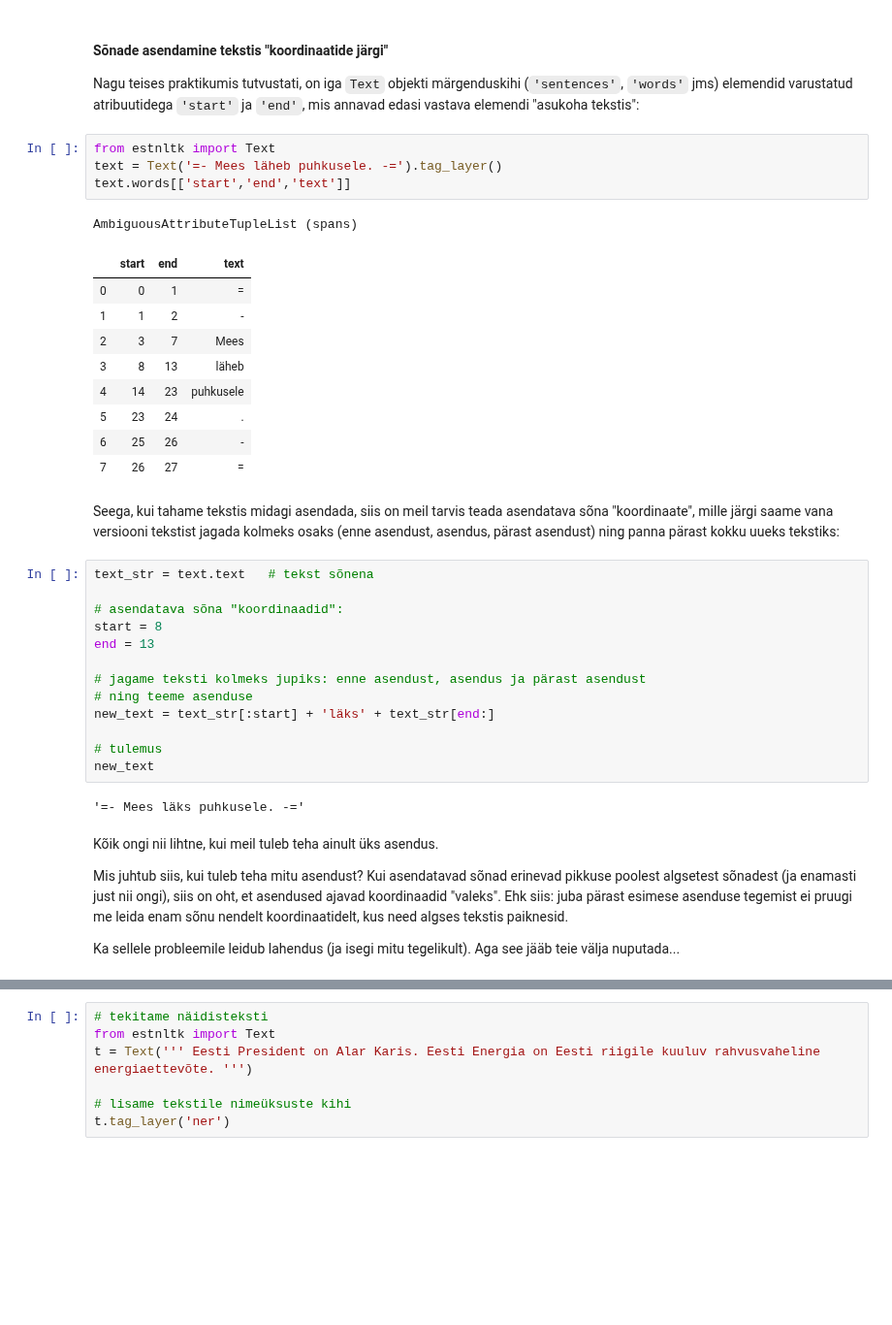
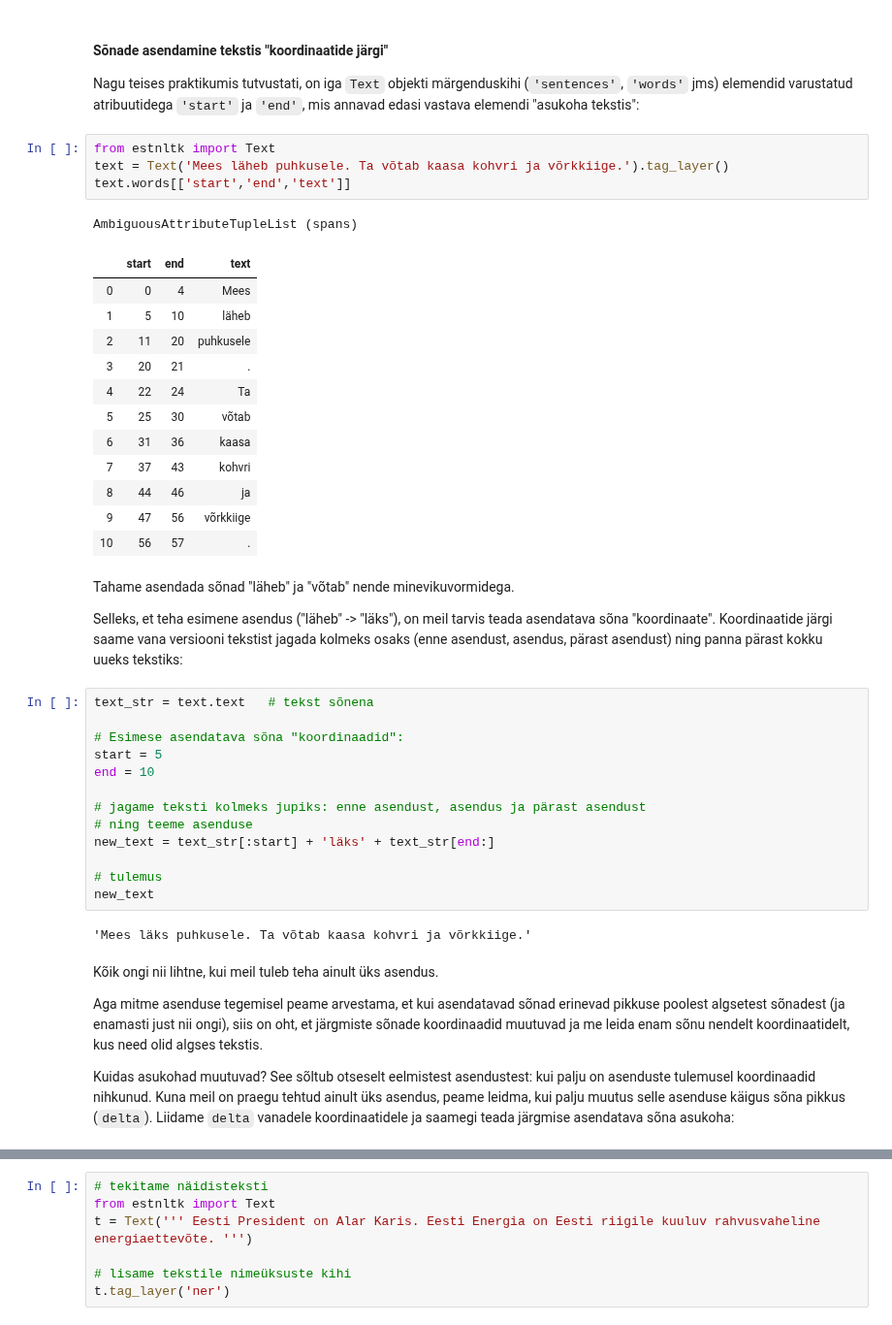
Before and after one commit to d009/EstNLP, a Jupyter notebook: Praktikum5/Praktikum_5.ipynb, the cells around one changed output, grey strips where cells are left out. Shown at 97% size. Drawn from its saved outputs; the diff is of its cells as text; blank space fills up the shorter version.

```diff
--- a/Praktikum5/Praktikum_5.ipynb
+++ b/Praktikum5/Praktikum_5.ipynb
@@ -237,27 +237,32 @@ Vihjeid / soovitusi:
 Nagu teises praktikumis tutvustati, on iga `Text` objekti märgenduskihi (`'sentences'`, `'words'` jms) elemendid varustatud atribuutidega `'start'` ja `'end'`, mis annavad edasi vastava elemendi "asukoha tekstis":
 # %%
 from estnltk import Text
-text = Text('=- Mees läheb puhkusele. -=').tag_layer()
+text = Text('Mees läheb puhkusele. Ta võtab kaasa kohvri ja võrkkiige.').tag_layer()
 text.words[['start','end','text']]
 # %% [output]
 AmbiguousAttributeTupleList (spans)
 |  | start | end | text |
-| 0 | 0 | 1 | = |
-| 1 | 1 | 2 | - |
-| 2 | 3 | 7 | Mees |
-| 3 | 8 | 13 | läheb |
-| 4 | 14 | 23 | puhkusele |
-| 5 | 23 | 24 | . |
-| 6 | 25 | 26 | - |
-| 7 | 26 | 27 | = |
+| 0 | 0 | 4 | Mees |
+| 1 | 5 | 10 | läheb |
+| 2 | 11 | 20 | puhkusele |
+| 3 | 20 | 21 | . |
+| 4 | 22 | 24 | Ta |
+| 5 | 25 | 30 | võtab |
+| 6 | 31 | 36 | kaasa |
+| 7 | 37 | 43 | kohvri |
+| 8 | 44 | 46 | ja |
+| 9 | 47 | 56 | võrkkiige |
+| 10 | 56 | 57 | . |
 # %% [markdown]
-Seega, kui tahame tekstis midagi asendada, siis on meil tarvis teada asendatava sõna "koordinaate", mille järgi saame vana versiooni tekstist jagada kolmeks osaks (enne asendust, asendus, pärast asendust) ning panna pärast kokku uueks tekstiks:
+Tahame asendada sõnad "läheb" ja "võtab" nende minevikuvormidega.
+
+Selleks, et teha esimene asendus ("läheb" -> "läks"), on meil tarvis teada asendatava sõna "koordinaate". Koordinaatide järgi saame vana versiooni tekstist jagada kolmeks osaks (enne asendust, asendus, pärast asendust) ning panna pärast kokku uueks tekstiks:
 # %%
 text_str = text.text   # tekst sõnena
 
-# asendatava sõna "koordinaadid":
-start = 8
-end = 13
+# Esimese asendatava sõna "koordinaadid":
+start = 5
+end = 10
 
 # jagame teksti kolmeks jupiks: enne asendust, asendus ja pärast asendust
 # ning teeme asenduse
@@ -266,10 +271,12 @@ new_text = text_str[:start] + 'läks' + text_str[end:]
 # tulemus
 new_text
 # %% [output]
-'=- Mees läks puhkusele. -='
+'Mees läks puhkusele. Ta võtab kaasa kohvri ja võrkkiige.'
 # %% [markdown]
 Kõik ongi nii lihtne, kui meil tuleb teha ainult üks asendus.
 
-Mis juhtub siis, kui tuleb teha mitu asendust? Kui asendatavad sõnad erinevad pikkuse poolest algsetest sõnadest (ja enamasti just nii ongi), siis on oht, et asendused ajavad koordinaadid "valeks". Ehk siis: juba pärast esimese asenduse tegemist ei pruugi me leida enam sõnu nendelt koordinaatidelt, kus need algses tekstis paiknesid.
+Aga mitme asenduse tegemisel peame arvestama, et kui asendatavad sõnad erinevad pikkuse poolest algsetest sõnadest (ja enamasti just nii ongi), siis on oht, et järgmiste sõnade koordinaadid muutuvad ja me leida enam sõnu nendelt koordinaatidelt, kus need olid algses tekstis.
 
-Ka sellele probleemile leidub lahendus (ja isegi mitu tegelikult). Aga see jääb teie välja nuputada...
+Kuidas asukohad muutuvad? See sõltub otseselt eelmistest asendustest: kui palju on asenduste tulemusel koordinaadid nihkunud.
+Kuna meil on praegu tehtud ainult üks asendus, peame leidma, kui palju muutus selle asenduse käigus sõna pikkus (`delta`).
+Liidame `delta` vanadele koordinaatidele ja saamegi teada järgmise asendatava sõna asukoha:
```
Also changed, not shown: parts of 14 cells of this notebook, 1 other file.
